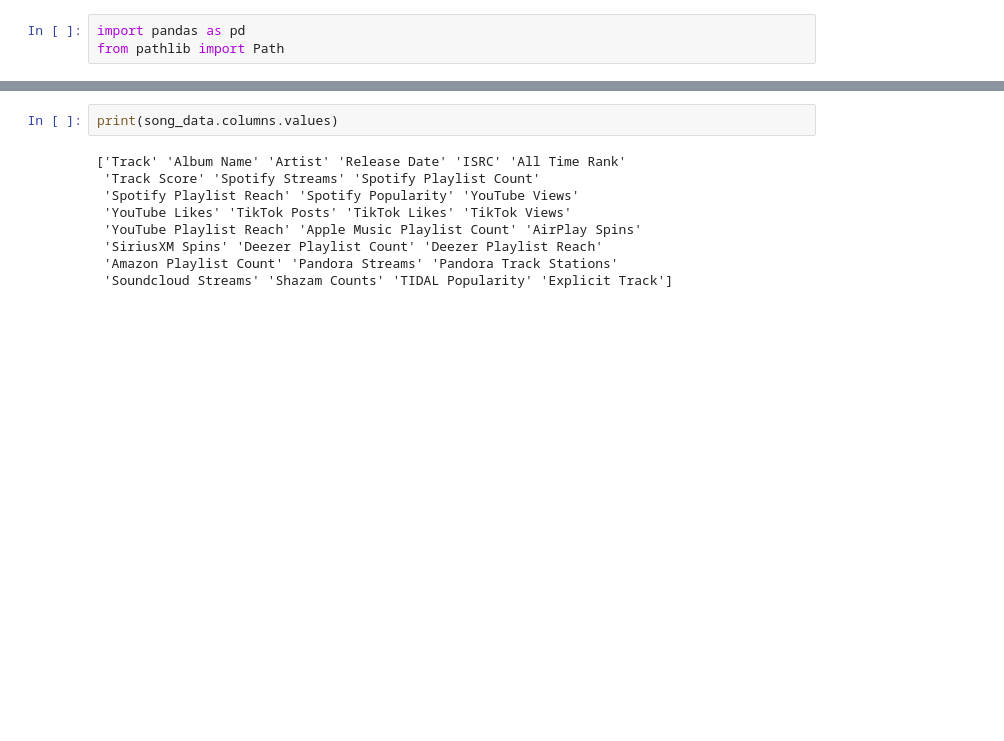
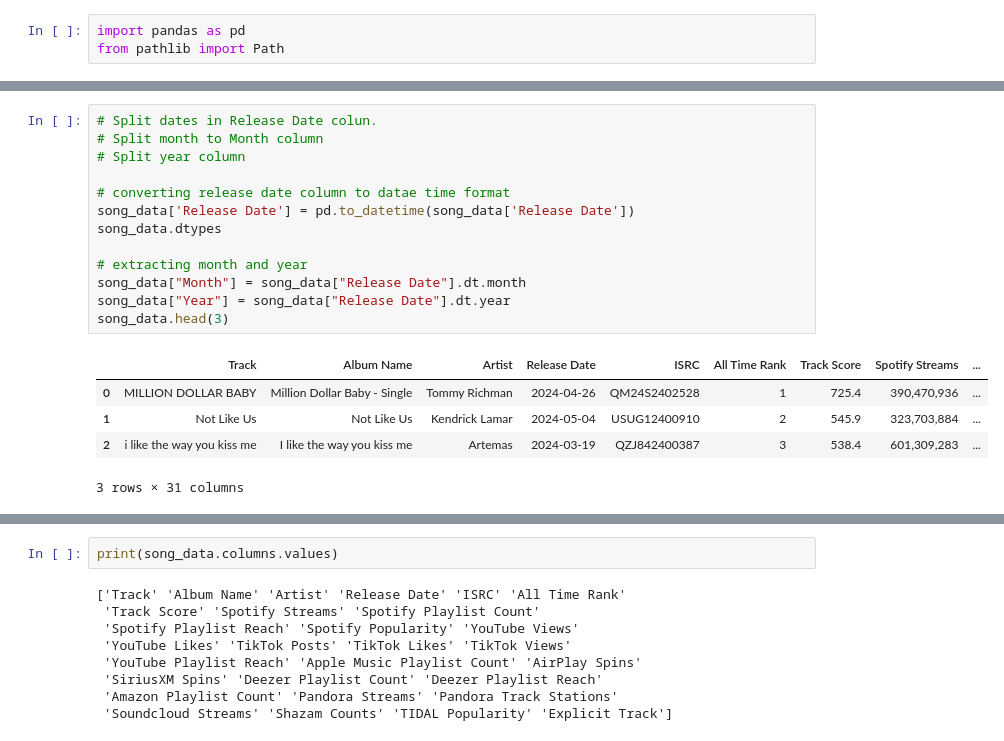
Before and after one commit to FloBeep/Project_1_Business_Owners, a Jupyter notebook: 2024 Most Streamed Songs Analysis.ipynb, the cells around one changed output, grey strips where cells are left out. Saved outputs shown, nothing was run; the diff lists cells and outputs as text; blank space fills up the shorter version.

```diff
--- a/2024 Most Streamed Songs Analysis.ipynb
+++ b/2024 Most Streamed Songs Analysis.ipynb
@@ -14,0 +21,19 @@ song_data.head()
+# %%
+# Split dates in Release Date colun.
+# Split month to Month column
+# Split year column
+
+# converting release date column to datae time format
+song_data['Release Date'] = pd.to_datetime(song_data['Release Date'])
+song_data.dtypes
+
+# extracting month and year
+song_data["Month"] = song_data["Release Date"].dt.month
+song_data["Year"] = song_data["Release Date"].dt.year
+song_data.head(3)
+# %% [output]
+|  | Track | Album Name | Artist | Release Date | ISRC | All Time Rank | Track Score | Spotify Streams | ... |
+| 0 | MILLION DOLLAR BABY | Million Dollar Baby - Single | Tommy Richman | 2024-04-26 | QM24S2402528 | 1 | 725.4 | 390,470,936 | ... |
+| 1 | Not Like Us | Not Like Us | Kendrick Lamar | 2024-05-04 | USUG12400910 | 2 | 545.9 | 323,703,884 | ... |
+| 2 | i like the way you kiss me | I like the way you kiss me | Artemas | 2024-03-19 | QZJ842400387 | 3 | 538.4 | 601,309,283 | ... |
+3 rows × 31 columns
```
Also changed, not shown: parts of 2 cells of this notebook.
